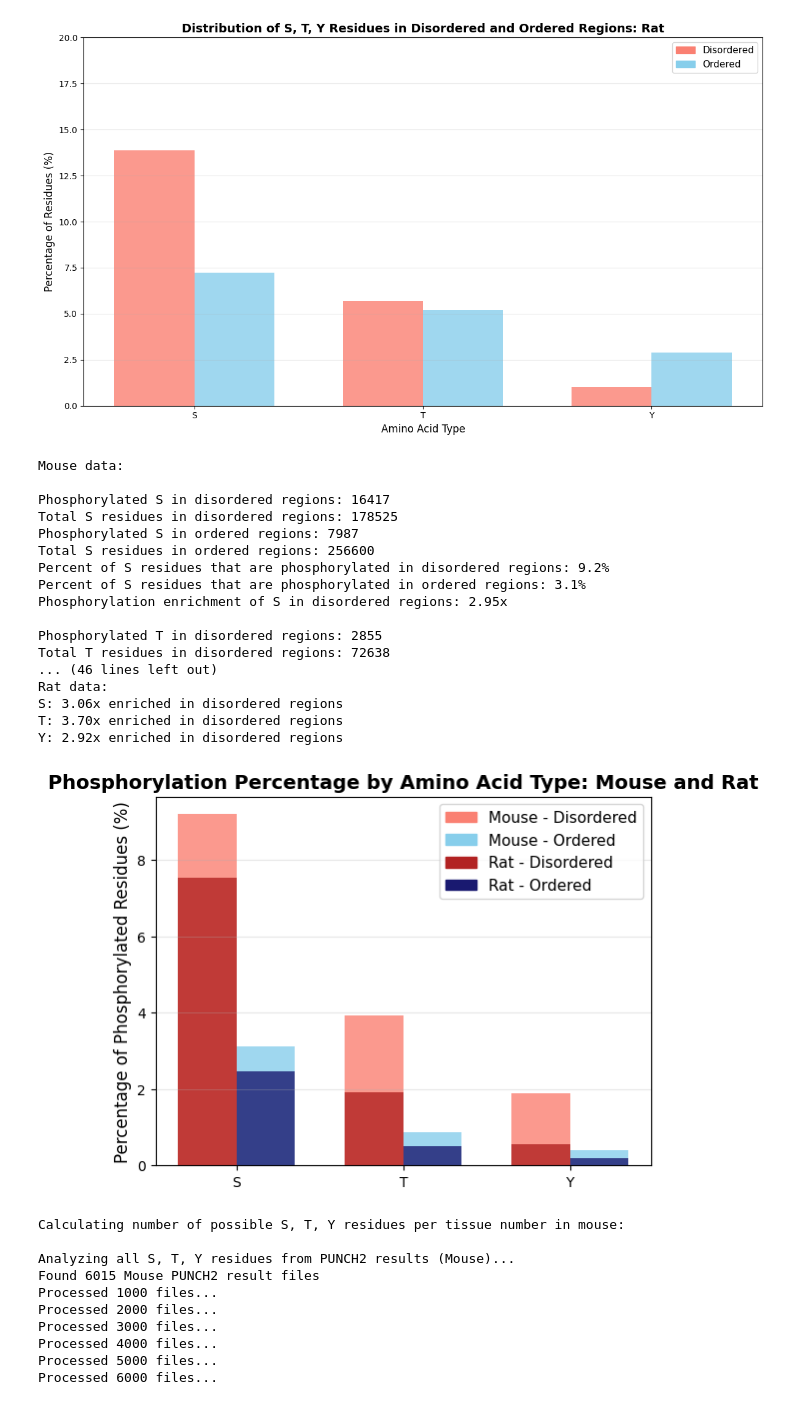
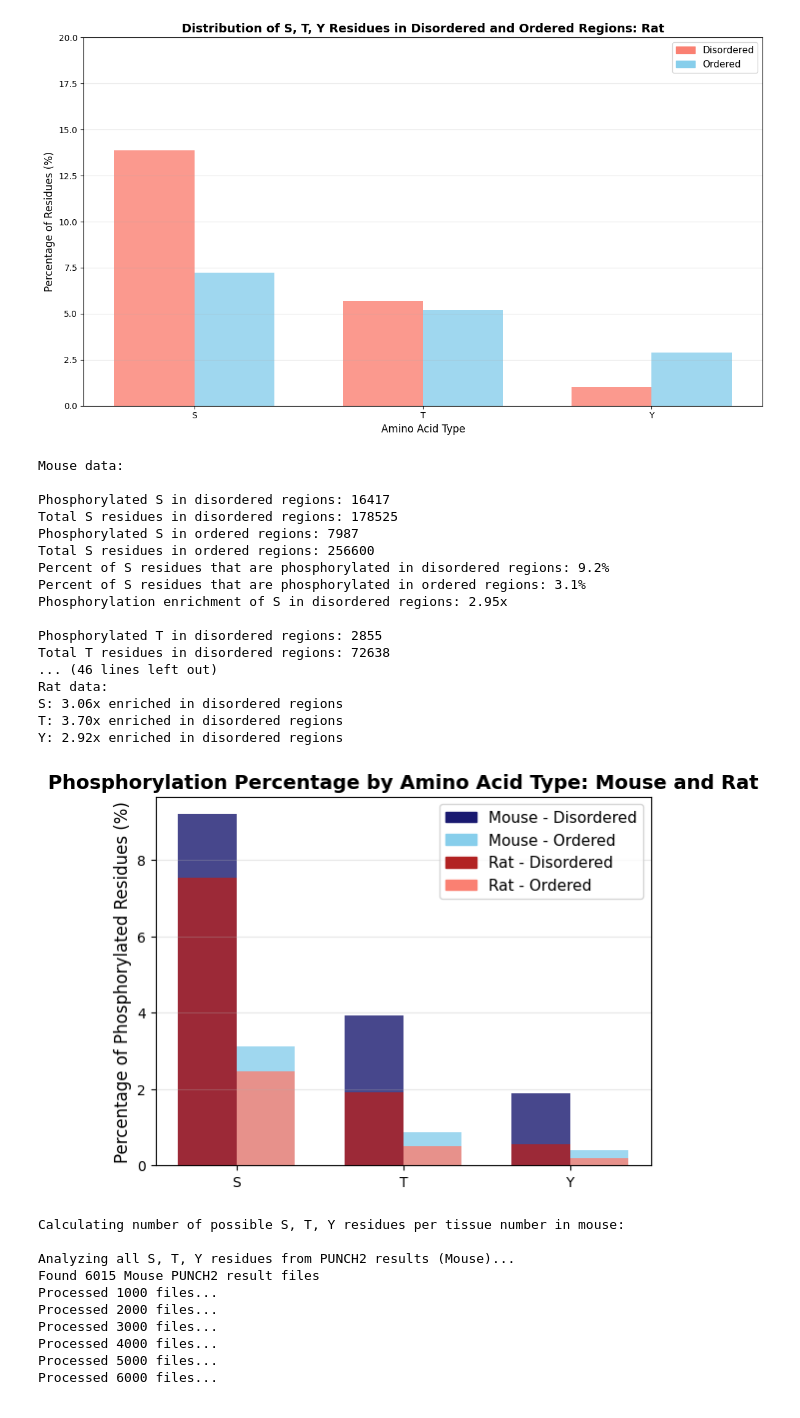
Before and after one commit to htsofie/phospho-idr, a Jupyter notebook: notebooks/disorder_analysis.ipynb, the cells around one changed output. Cells and saved outputs as stored; diff of their text form; code cells hidden in the pictures.

```diff
--- a/notebooks/disorder_analysis.ipynb
+++ b/notebooks/disorder_analysis.ipynb
@@ -729,8 +729,8 @@ width = 0.35
 
 # Define colors
 mouse_ordered_color = 'skyblue'
-mouse_disordered_color = 'salmon'
-rat_ordered_color = 'midnightblue'
+mouse_disordered_color = 'midnightblue'
+rat_ordered_color = 'salmon'
 rat_disordered_color = 'firebrick'
 
 # Create bars
@@ -761,34 +761,34 @@ plt.legend(handles=legend_elements, loc='upper right', fontsize=11)
 
 # Summary of S, T, Y enrichments
 print(f"\nSUMMARY:")
 print(f"Mouse data:")
 print(f"S: {PM_s_enrichment_ratio:.2f}x enriched in disordered regions")
 print(f"T: {PM_t_enrichment_ratio:.2f}x enriched in disordered regions")
 print(f"Y: {PM_y_enrichment_ratio:.2f}x enriched in disordered regions")
 
 print(f"\nRat data:")
 print(f"S: {PR_s_enrichment_Ratio:.2f}x enriched in disordered regions")
 print(f"T: {PR_t_enrichment_Ratio:.2f}x enriched in disordered regions")
 print(f"Y: {PR_y_enrichment_Ratio:.2f}x enriched in disordered regions")
 # %% [output]
 Mouse data:
 
 Phosphorylated S in disordered regions: 16417
 Total S residues in disordered regions: 178525
 Phosphorylated S in ordered regions: 7987
 Total S residues in ordered regions: 256600
 Percent of S residues that are phosphorylated in disordered regions: 9.2%
 Percent of S residues that are phosphorylated in ordered regions: 3.1%
 Phosphorylation enrichment of S in disordered regions: 2.95x
 
 Phosphorylated T in disordered regions: 2855
 Total T residues in disordered regions: 72638
 ... (46 lines left out)
 Rat data:
 S: 3.06x enriched in disordered regions
 T: 3.70x enriched in disordered regions
 Y: 2.92x enriched in disordered regions
-[figure, old version]
+[figure, new version]
 # %%
 # Distribution of phosphorylation sites by tissue count in mouse
 
```
Also changed, not shown: 14 other files.
